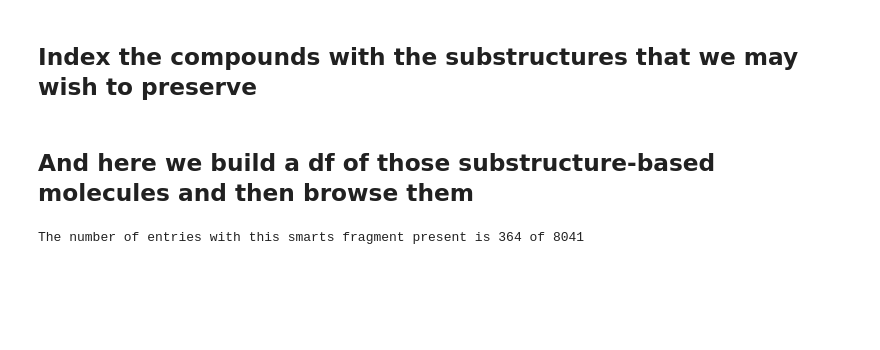
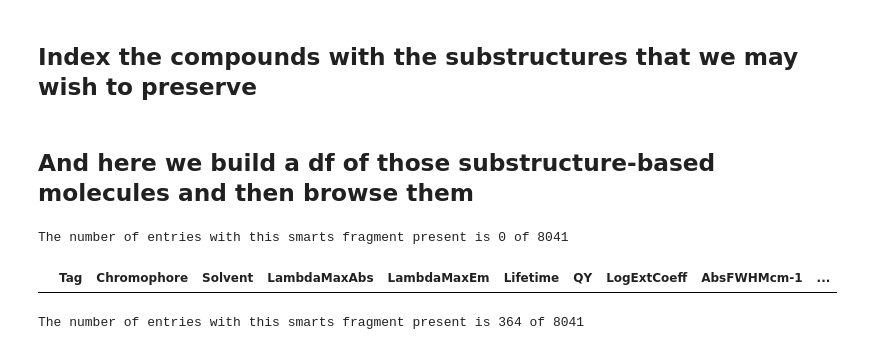
Before and after one commit to ChrisCollison/spectrum, a Jupyter notebook: base_mol_chooser.ipynb, the cells around one changed output. Cells and saved outputs as stored; diff of their text form; code cells hidden in the pictures; blank space fills up the shorter version.

```diff
--- a/base_mol_chooser.ipynb
+++ b/base_mol_chooser.ipynb
@@ -141,6 +154,12 @@ def df_of_smarts(df, smarts):
     return (substructure_df)
 # %% [markdown]
 ##  And here we build a df of those substructure-based molecules and then browse them
+# %%
+df_of_quinoidal_thiophenes = df_of_smarts(working_df_LogExtCoeff, quinoidal_thiophene_smarts)
+df_of_quinoidal_thiophenes.head()
+# %% [output]
+The number of entries with this smarts fragment present is 0 of 8041
+|  | Tag | Chromophore | Solvent | LambdaMaxAbs | LambdaMaxEm | Lifetime | QY | LogExtCoeff | AbsFWHMcm-1 | ... |
 # %%
 df_of_fluorenes = df_of_smarts(working_df_LogExtCoeff, fluorene_smarts)
 df_of_fluorenes.head()
```
Also changed, not shown: parts of 1 cell of this notebook.
